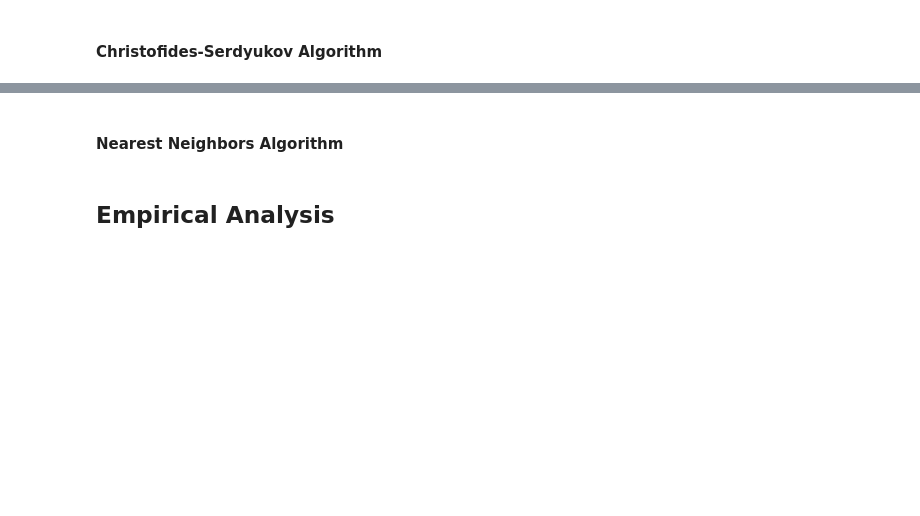
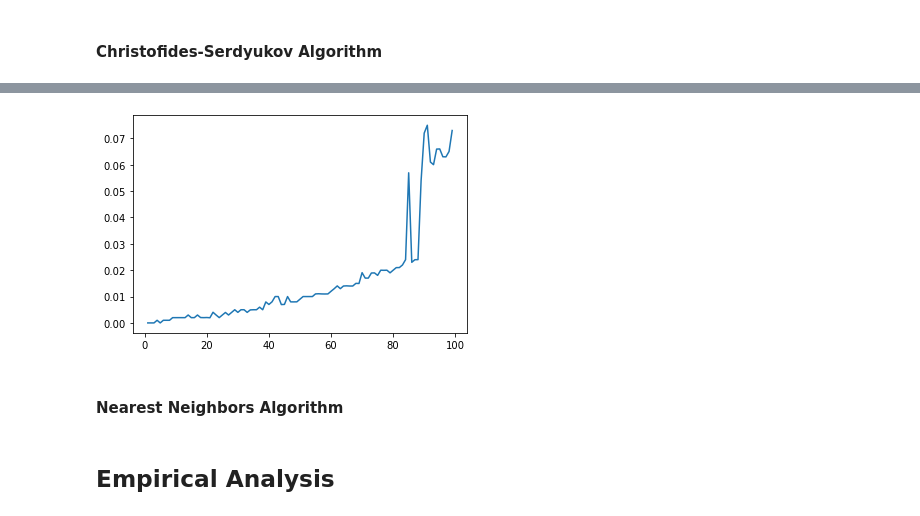
Before and after one commit to hurryingauto3/CS412-Algorithms-Final-Project, a Jupyter notebook: Implementations/Notebook/Implementation and Analysis.ipynb, the cells around one changed output, grey strips where cells are left out. Drawn from its saved outputs; the diff is of its cells as text; code cells hidden in the pictures; blank space fills up the shorter version.

```diff
--- a/Implementations/Notebook/Implementation and Analysis.ipynb
+++ b/Implementations/Notebook/Implementation and Analysis.ipynb
@@ -190,3 +257,16 @@ Shortest path hamiltonian cycle:  [0 1 2 3]
+# %%
+runtimes = []
+for i in range(1, 100):
+    G = complete_graph(i)
+    G_ = complete_graph_matrix(G, len(G))
+    start = time.time()
+    chirstoalgo(G, 0)
+    runtimes.append(time.time() - start)
+
+plt.plot([i for i in range(1, 100)], runtimes)
+plt.show()
+# %% [output]
+[figure, added]
 # %% [markdown]
 #### Nearest Neighbors Algorithm
 # %%
```
Also changed, not shown: parts of 11 cells of this notebook.
